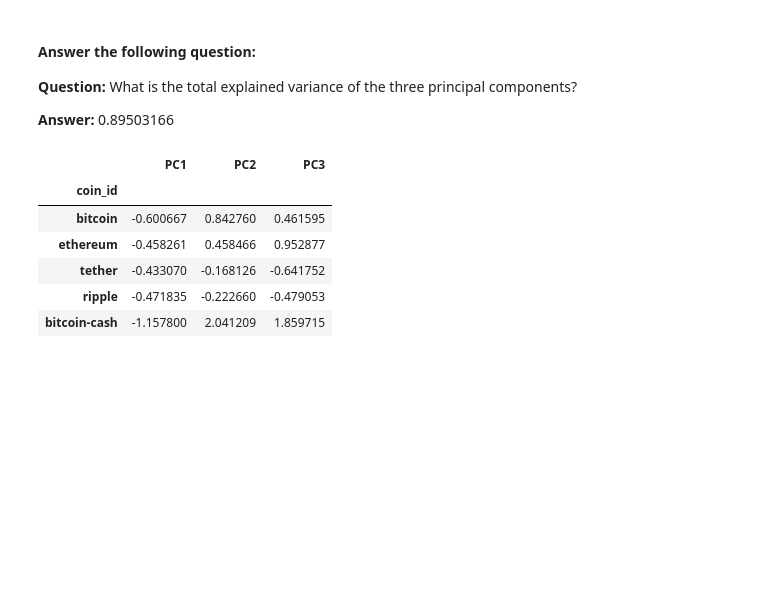
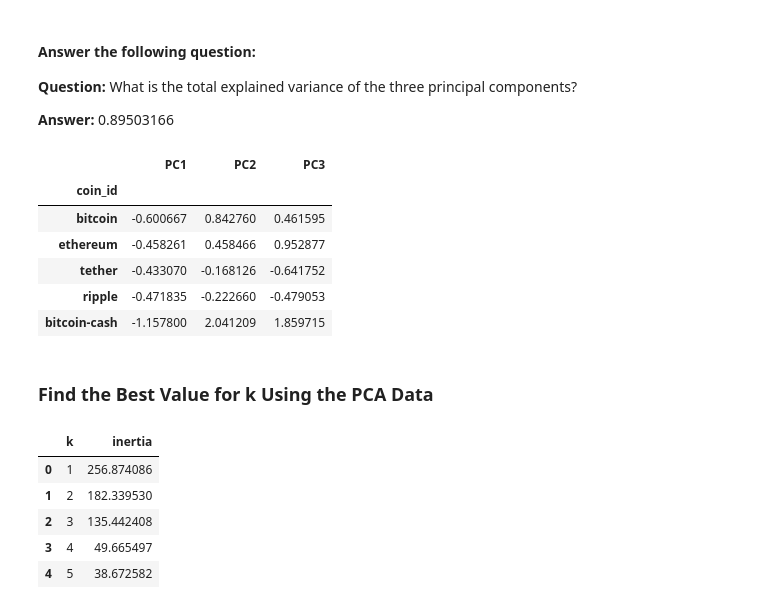
Before and after one commit to moonsunkey/CryptoClustering, a Jupyter notebook: Crypto_Clustering.ipynb, the cells around one changed output. Cells and saved outputs as stored; diff of their text form; code cells hidden in the pictures; blank space fills up the shorter version.

Commit message:
Completed composite plot

```diff
--- a/Crypto_Clustering.ipynb
+++ b/Crypto_Clustering.ipynb
@@ -244,3 +244,9 @@ df_market_data_pca.head()
 | tether | -0.433070 | -0.168126 | -0.641752 |
 | ripple | -0.471835 | -0.222660 | -0.479053 |
 | bitcoin-cash | -1.157800 | 2.041209 | 1.859715 |
+# %% [markdown]
+### Find the Best Value for k Using the PCA Data
+# %%
+# Create a list with the number of k-values from 1 to 11
+
+k = list(range(1, 11))
@@ -246,0 +266,14 @@ df_market_data_pca.head()
+# %%
+# Create a dictionary with the data to plot the Elbow curve
+elbow_data={"k":k,"inertia":inertia}
+# Create a DataFrame with the data to plot the Elbow curve
+elbow_data_df=pd.DataFrame(elbow_data)
+# %%
+elbow_data_df.head()
+# %% [output]
+|  | k | inertia |
+| 0 | 1 | 256.874086 |
+| 1 | 2 | 182.339530 |
+| 2 | 3 | 135.442408 |
+| 3 | 4 | 49.665497 |
+| 4 | 5 | 38.672582 |
```
Also changed, not shown: parts of 12 cells of this notebook.
